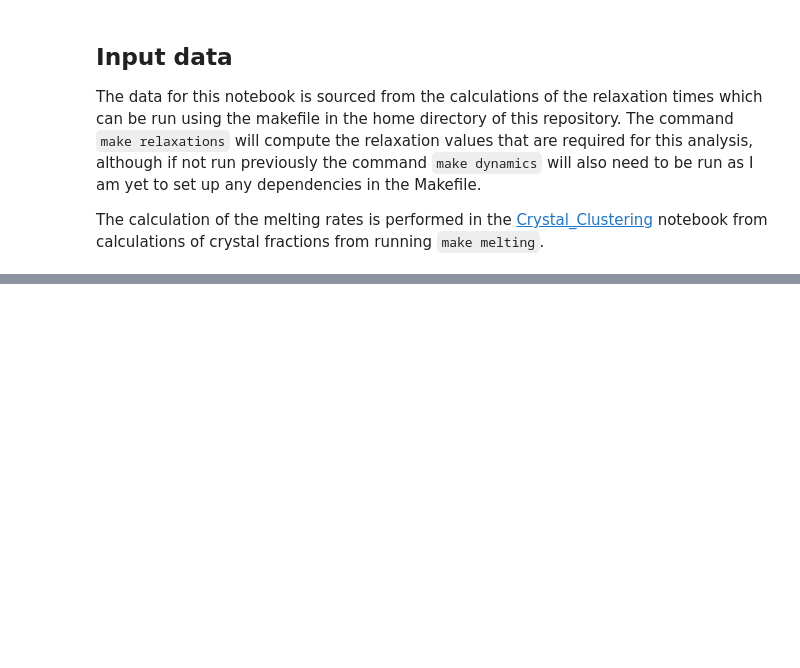
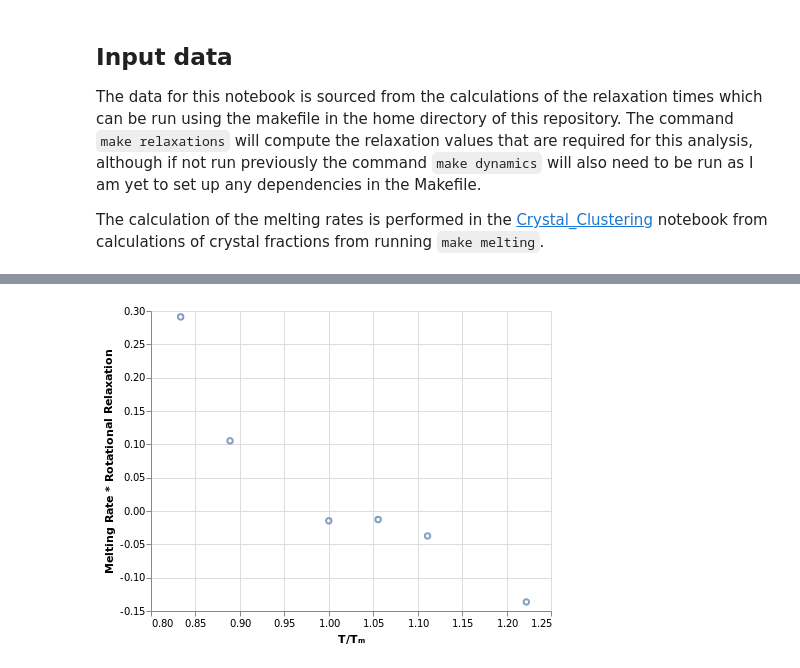
Before and after one commit to malramsay64/Crystal_Melting, a Jupyter notebook: notebooks/11_melting_dynamics.ipynb, the cells around one changed output, grey strips where cells are left out. Saved outputs shown, nothing was run; the diff lists cells and outputs as text; code cells hidden in the pictures; blank space fills up the shorter version.

```diff
--- a/notebooks/11_melting_dynamics.ipynb
+++ b/notebooks/11_melting_dynamics.ipynb
@@ -59 +17,6 @@ df_timescales['pressure'] = df_timescales['pressure'].astype(str)
+# %%
+df_relax = pd.read_hdf('../data/analysis/dynamics_clean_agg.h5', 'relaxations')
+df_melting = pd.read_hdf("../data/analysis/melting.h5", "rates")
+
+df_timescales = df_relax.merge(df_melting, on=['temperature', 'pressure'])
 # %%
@@ -76,3 +31,0 @@ create_chart('inv_melting_rate') + create_chart('tau_T4_mean').mark_point(filled
-# %%
-df_timescales['tau_T4_melting_rate'] = df_timescales["tau_T4_mean"]*df_timescales["melting_rate"].abs()
-df_timescales['timescale_per_event'] = 1/df_timescales['tau_T4_melting_rate']
@@ -84,0 +32,11 @@ df_timescales.query('pressure == "1.0"').melting_rate
+# %%
+c = alt.Chart(df_timescales).mark_point().encode(
+    x=alt.X('temp_norm', title='T/Tₘ', scale=alt.Scale(zero=False)),
+    y=alt.Y("scaling:Q", title='Melting Rate * Rotational Relaxation')
+).transform_calculate(
+    scaling = alt.datum.mean * alt.datum.rot2_value
+)
+
+c
+# %% [output]
+[figure, added]
```
Also changed, not shown: parts of 18 cells of this notebook.
